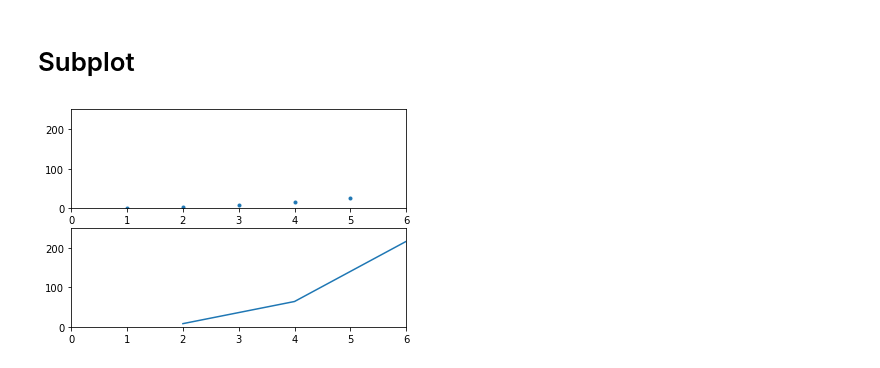
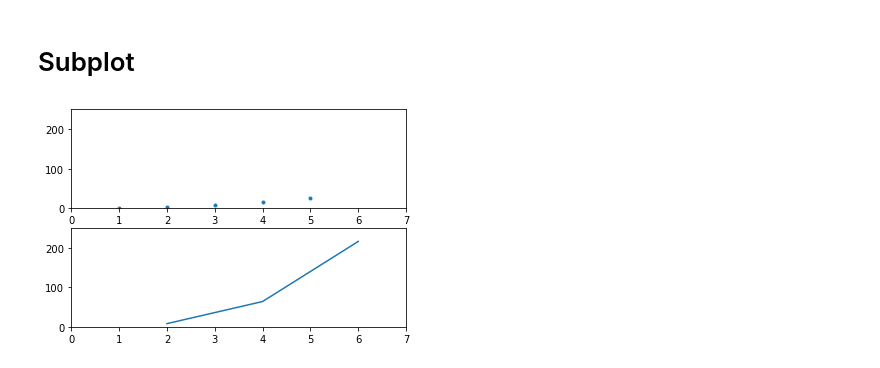
Before and after one commit to axu-bioinfo/qbb2020-answers, a Jupyter notebook: day1-lunch/lunch_exercise_1.ipynb, the cells around one changed output. Saved outputs shown, nothing was run; the diff lists cells and outputs as text; code cells hidden in the pictures.

```diff
--- a/day1-lunch/lunch_exercise_1.ipynb
+++ b/day1-lunch/lunch_exercise_1.ipynb
@@ -63,11 +63,11 @@ plt.show()
 # %%
 fig, ax = plt.subplots( nrows=2 )
 ax[0].plot( x, y, '.' )
-ax[0].set_xlim([0.0, 6.0])
+ax[0].set_xlim([0.0, 7.0])
 ax[0].set_ylim([0, 250])
 ax[1].plot( x2, y2 )
-ax[1].set_xlim([0.0, 6.0])
+ax[1].set_xlim([0.0, 7.0])
 ax[1].set_ylim([0, 250])
 plt.show()
 # %% [output]
-[figure, old version]
+[figure, new version]
```
